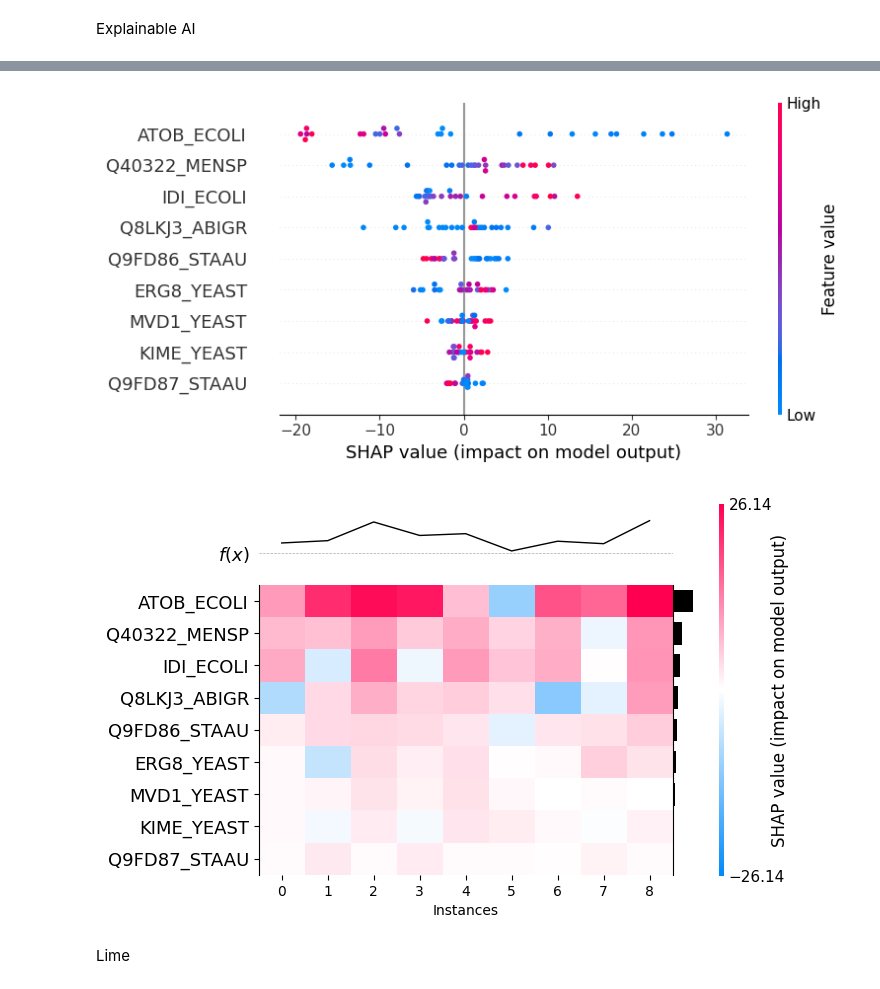
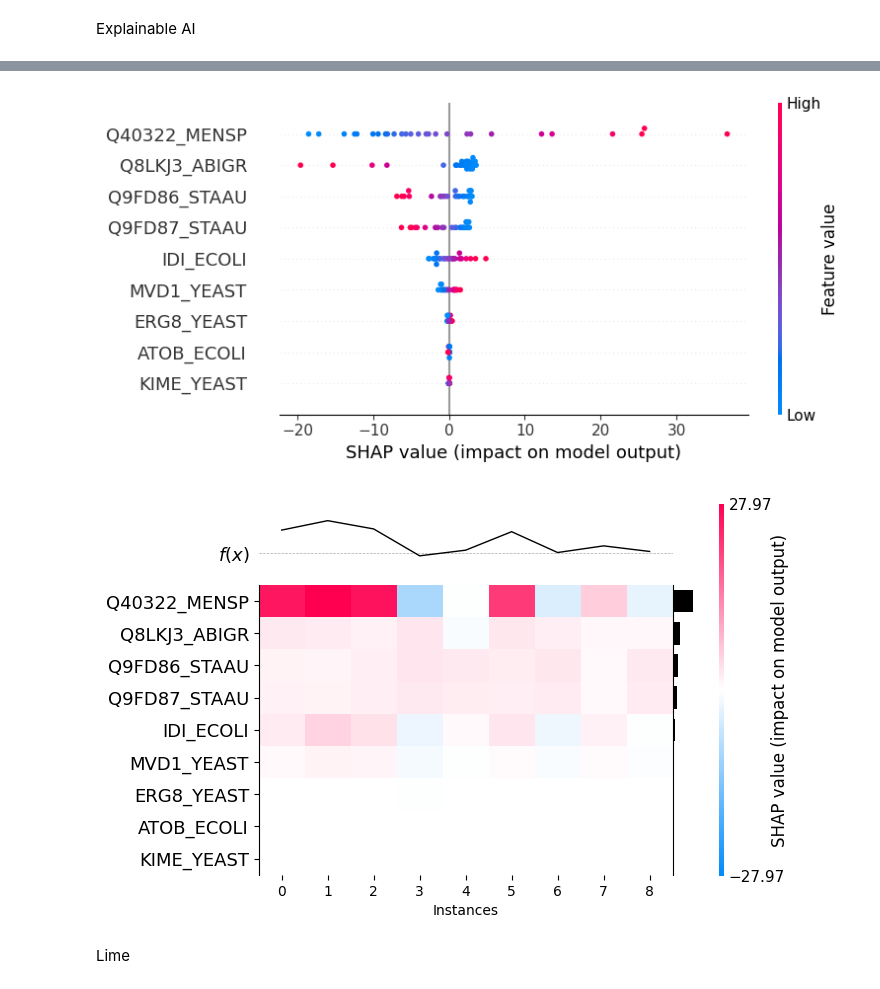
Before and after one commit to costasmexis/straindesignXAI, a Jupyter notebook: notebooks/Limonene_manual.ipynb, the cells around one changed output, grey strips where cells are left out. Drawn from its saved outputs; the diff is of its cells as text; code cells hidden in the pictures.

```diff
--- a/notebooks/Limonene_manual.ipynb
+++ b/notebooks/Limonene_manual.ipynb
@@ -220,12 +176,0 @@ Cross-validated RMSE: 722.0109
-# %%
-# Calculate SHAP values for the best model
-import shap
-
-explainer = shap.TreeExplainer(best_xgb)
-shap_values = explainer.shap_values(X_train)
-
-# Summary plot of SHAP values
-shap.summary_plot(shap_values, X_train, feature_names=INPUT_VARS, plot_type='bar')
-
-# Summary plot of SHAP values
-shap.summary_plot(shap_values, X_train, feature_names=INPUT_VARS)
@@ -235,3 +177,27 @@ shap.summary_plot(shap_values, X_train, feature_names=INPUT_VARS)
+# %%
+from sklearn.svm import SVR
+from sklearn.model_selection import RandomizedSearchCV
+from sklearn.metrics import mean_squared_error
+
+# Define the SVR model
+svr = SVR()
+
+# Define the parameter grid for RandomizedSearchCV
+param_grid = {
+    'kernel': ['linear', 'poly', 'rbf'],
+    'C': [0.001, 0.01, 0.1, 1, 10],
+    'gamma': ['scale', 'auto'],
+    'epsilon': [0.1, 0.01, 0.001]
+}
+
+# Create the RandomizedSearchCV object
+random_search = RandomizedSearchCV(svr, param_grid, n_iter=1000, cv=5, scoring='neg_mean_squared_error')
+
+# Fit the RandomizedSearchCV object to the training data
+random_search.fit(X_train, y_train)
+
+# Get the best SVR model from RandomizedSearchCV
+model = random_search.best_estimator_
 # %% [markdown]
 Model evaluation (Bootstrap)
 # %%
@@ -248,12 +214,12 @@ def bootstrap(X, y, model: object, n: int = 100):
         mse_values.append(mean_squared_error(y_test, y_pred))
     return mae_values, mse_values
 
-mae_values, mse_values = bootstrap(X_train, y_train, best_xgb)
+mae_values, mse_values = bootstrap(X_train, y_train, model)
 print(f"Bootstraped Mean(MAE) = {np.mean(mae_values)}")
 print(f"Bootstraped Mean(MSE) = {np.mean(mse_values)}")
 
 print(f"Bootstraped std(MAE) = {np.std(mae_values)}")
 print(f"Bootstraped std(MSE) = {np.std(mse_values)}")
 
-best_xgb.fit(X_train, y_train)
+model.fit(X_train, y_train)
 # %% [output]
@@ -297,10 +253,10 @@ def shap_scatter(feature: str, color=None):
         shap.plots.scatter(shap_values[:, feature])
 
 
-shap_explainer = shap.TreeExplainer(best_xgb, df_A[INPUT_VARS])
+shap_explainer = shap.KernelExplainer(model.predict, df_A[INPUT_VARS])
 shap_values = shap_explainer(df_A[INPUT_VARS])
 shap_df = pd.DataFrame(shap_values.values, columns=INPUT_VARS)
-shap_df["pred"] = best_xgb.predict(df_A[INPUT_VARS])
+shap_df["pred"] = model.predict(df_A[INPUT_VARS])
 shap_df["true"] = df_A[RESPONSE_VARS].values.ravel()
 shap_df.sort_values(by="pred", ascending=False, inplace=True)
 shap.summary_plot(shap_values, df_A[INPUT_VARS], plot_type="bar", plot_size=(8, 4))
@@ -311,5 +267,5 @@ shap.plots.heatmap(shap_values, instance_order=shap_values.sum(0), plot_width=6)
-[figure, old version]
+[figure, new version]
-[figure, old version]
+[figure, new version]
 # %%
 # idx=0
 # shap.decision_plot(shap_explainer.expected_value,
```
Also changed, not shown: parts of 18 cells of this notebook.
